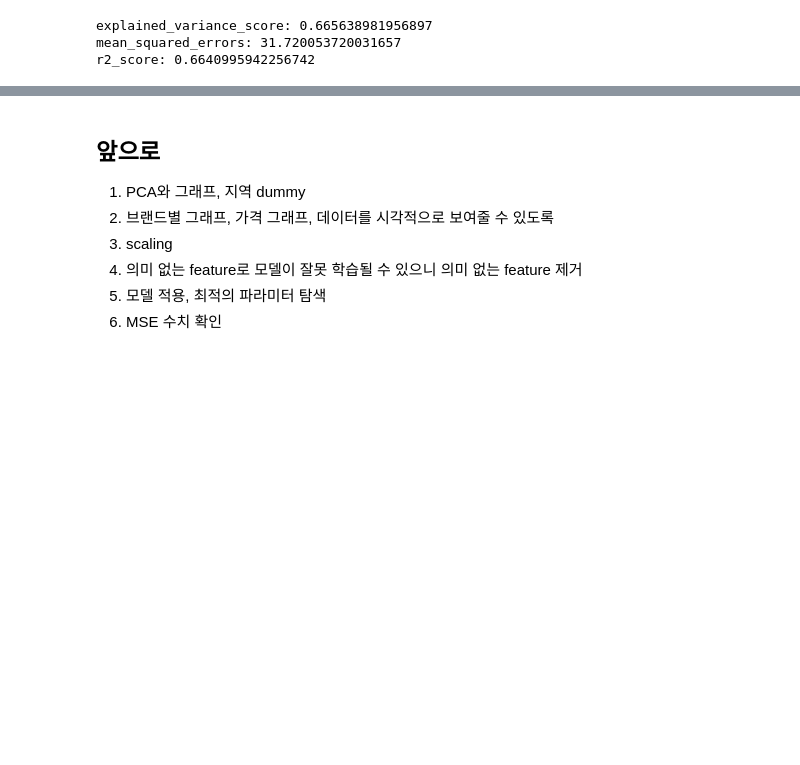
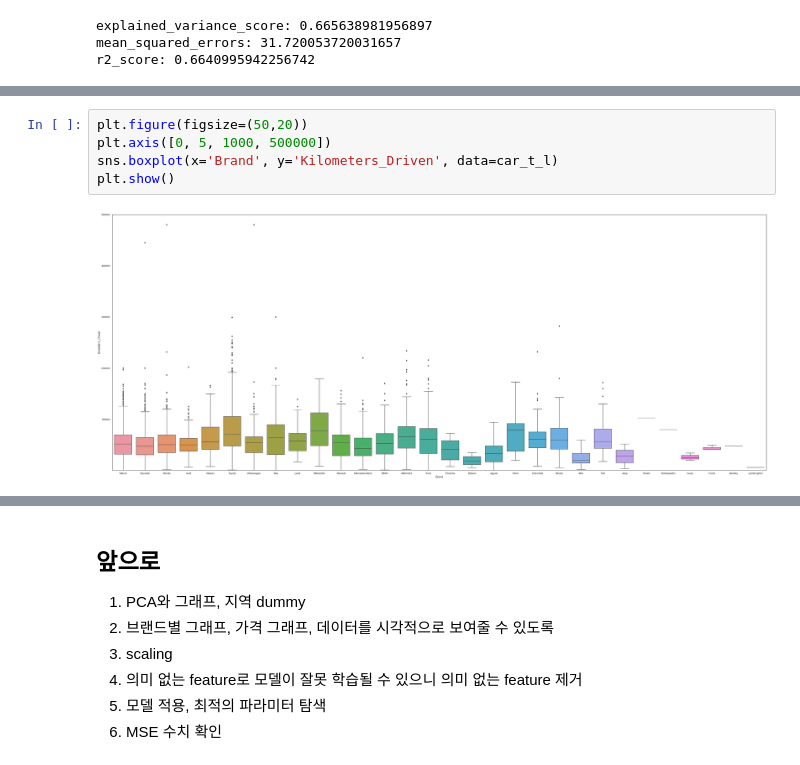
Before and after one commit to Andy-yeongjin/linear_regression_project_1_usedcar, a Jupyter notebook: used_car.ipynb, the cells around one changed output, grey strips where cells are left out. Saved outputs shown, nothing was run; the diff lists cells and outputs as text; blank space fills up the shorter version.

```diff
--- a/used_car.ipynb
+++ b/used_car.ipynb
@@ -367,0 +375,7 @@ r2_score: 0.6640995942256742
+# %%
+plt.figure(figsize=(50,20))
+plt.axis([0, 5, 1000, 500000])
+sns.boxplot(x='Brand', y='Kilometers_Driven', data=car_t_l)
+plt.show()
+# %% [output]
+[figure, added]
```
Also changed, not shown: parts of 6 cells of this notebook.
